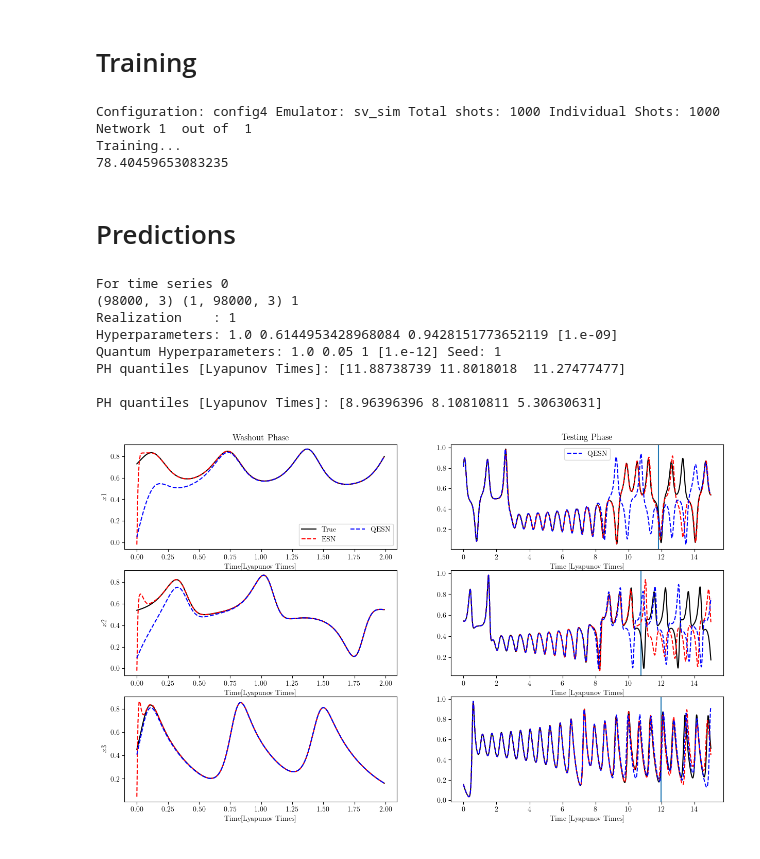
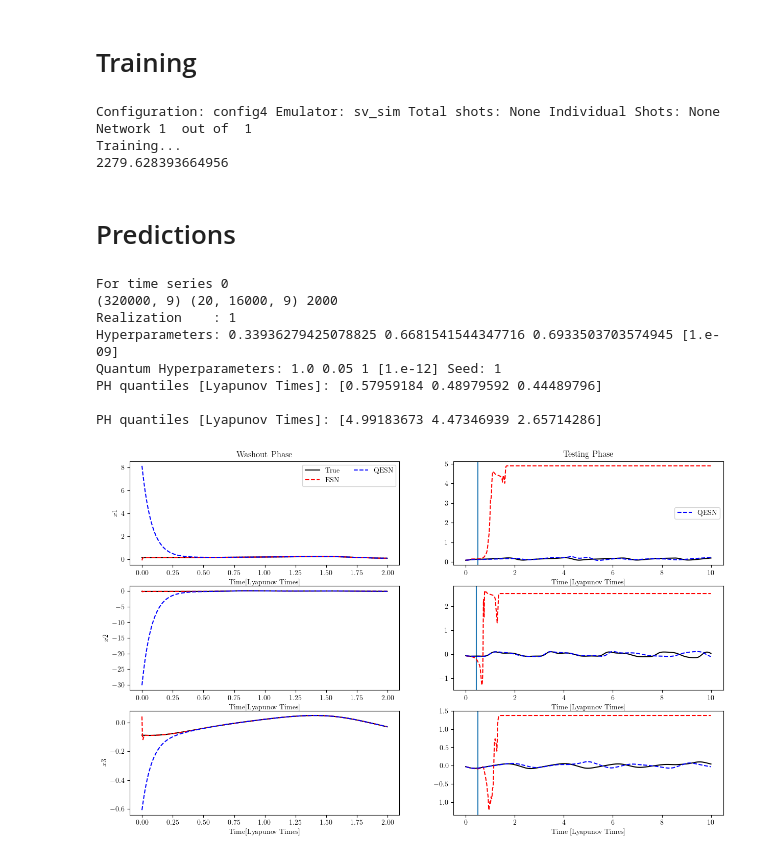
Before and after one commit to MagriLab/RF_QRC, a Jupyter notebook: src/Notebook.ipynb, the cells around one changed output. Cells and saved outputs as stored; diff of their text form; code cells hidden in the pictures.

```diff
--- a/src/Notebook.ipynb
+++ b/src/Notebook.ipynb
@@ -174,13 +188,13 @@ The shape of U_test is (1, 22199, 3) combining above
 # Required Input Parameters
 bias_in   = np.array([np.mean(np.abs((U_data-u_mean)/norm))]) #input bias (average absolute value of the inputs)
 bias_out  = np.array([1.]) #output bias
-N_units   = 512 #neurons
+N_units   = 256 #neurons
 density = 0.11 # L63
 #density = 0.01 # L96
 #connectivity = 30
 
 # Predefining Hyperparameter to initiate a class
-tikh = np.array([1e-9])  # Tikhonov factor (optimize among the values in this list) #TODO
+tikh = np.array([1e-9])  # Tikhonov factor
 sigma_in = 1 # input scaling
 rho = 1
 epsilon = 1
@@ -310,16 +324,16 @@ if run_hyperparam:
 # hf       = h5py.File('./data/VPT_L96/minimum='+str(dt)+'-Nres'+str(N_units)+'-Ensemble'+str(ensemble)+'-dim'+str(dim)+'-noise') # L96 with noise , paper results
 #hf       = h5py.File('./data/VPT_L96/minimum='+str(dt)+'-Nres'+str(N_units)+'-Ensemble'+str(ensemble)+'-dim'+str(dim)+'-noise'+str(noise)+'new')
 
-#hf       = h5py.File('./data/VPT_L63/minimum='+str(dt)+'-Nres'+str(N_units)+'-Ensemble'+str(ensemble)+'-noise')
+# hf       = h5py.File('./data/VPT_L63/minimum='+str(dt)+'-Nres'+str(N_units)+'-Ensemble'+str(ensemble)+'-noise')
 # hf       = h5py.File('./data/VPT_L63/minimum='+str(dt)+'-Nres'+str(N_units)+'-Ensemble'+str(ensemble)+'-noise'+str(noise))
-hf       = h5py.File('./data/VPT_L63/minimum='+str(dt)+'-Nres'+str(N_units)+'-Ensemble'+str(ensemble))
+# hf       = h5py.File('./data/VPT_L63/minimum='+str(dt)+'-Nres'+str(N_units)+'-Ensemble'+str(ensemble))
+# minimum       = np.array(hf.get('minimum'))
+# hf.close()
+
+#hf       = h5py.File('./data/MFE/minimum='+str(dt)+'-Nres'+str(N_units)+'-Ensemble'+str(ensemble)+'-dim'+str(dim)+'-noise') # With Noise
+hf       = h5py.File('./data/MFE/minimum='+str(dt)+'-Nres'+str(N_units)+'-Ensemble'+str(ensemble)+'-dim'+str(dim)) # Without noise
 minimum       = np.array(hf.get('minimum'))
 hf.close()
-
-#hf       = h5py.File('./data/MFE/minimum='+str(dt)+'-Nres'+str(N_units)+'-Ensemble'+str(ensemble)+'-dim'+str(dim)+'-noise') # With Noise
-# hf       = h5py.File('./data/MFE/minimum='+str(dt)+'-Nres'+str(N_units)+'-Ensemble'+str(ensemble)+'-dim'+str(dim)) # Without noise
-# minimum       = np.array(hf.get('minimum'))
-# hf.close()
 
 
 for i in range(ensemble):
@@ -354,7 +368,7 @@ Realization    : 5
 # Quantum Reservoir Computing - Initialization
 # %%
 # Defining Qbit and Cbits
-n              = 9 # 9 Qubits and classical
+n              = 8 # 9 Qubits and classical
 Nres           = 2**n # Total Reservoir Size
 qubits         = n
 
@@ -369,7 +383,7 @@ sigma_in_q    = 1
 rho_q         = 1.0 # [Spectral Radius]
 epsilon_q     = 0.05 # Leaking Rate
 
-# Ensembles
+# Ensembles for QRC
 qu_ensemble   = 1
 # %% [markdown]
 # Training
@@ -386,7 +400,7 @@ method_list    = ['sv','shots1k','shots5k','shots10k','shots20k','shots30k','sho
 shot_list      = [None,1000,5000,10000,20000,30000,40000,50000,75000,100000,200000,400000,1]
 
 ## SHOT INPUT
-shot_index     = 1
+shot_index     = 0
 
 method = method_list[shot_index]
 total_shots  = shot_list[shot_index]
@@ -477,10 +491,10 @@ if save_training:
     hf.create_dataset('Woutt_qq',data=Woutt_qq)
     hf.close()
 # %% [output]
-Configuration: config4 Emulator: sv_sim Total shots: 1000 Individual Shots: 1000
+Configuration: config4 Emulator: sv_sim Total shots: None Individual Shots: None
 Network 1  out of  1
 Training...
-78.40459653083235
+2279.628393664956
 # %% [markdown]
 # Predictions
 # %%
@@ -488,7 +502,7 @@ Training...
 quantum_plots = True
 N_test   = dim   #number of intervals in the test set
 N_tstart = N_washout          # where the first test interval starts
-N_intt   = 15*N_lyap          # length of each test set interval
+N_intt   = 10*N_lyap          # length of each test set interval
 N_fwd    = 1*N_lyap
 
 len_open = N_washout          # Should be < N_washout because of implementation
@@ -510,35 +524,35 @@ for j in range(len(time_series)):
     num_series = time_series[j]
     print('For time series',num_series)
 
     for i in range(qu_ensemble):
         seed  = i+1
         Win   =  esn.gen_input_matrix(seed)
         W     =  esn.gen_reservoir_matrix(seed)
 
         if quantum_plots:
             U_wash, Uh_wash , Y_t , Yh_t , PH_plot , Uh_wash_q, Yh_t_q , PH_plot_q = lorenz63_timeseries_plot(N_test,N_tstart,N_intt,N_fwd,j,UU,U,U_test,N_washout,N_lyap,ensemble,N_t,minimum,esn,Win,W,QESN,Woutt,Woutt_qq,alpha_qq,plot=True,quantum=True)
 
             Y_tp       +=  [Y_t]
             Yh_tp      +=  [Yh_t]
             Yh_t_qp    +=  [Yh_t_q]
             PH_plot_p  += [PH_plot[i]]
             PH_plot_pq += [PH_plot_q[i]]
 
         else:
             U_wash, Uh_wash , Y_t , Yh_t , PH_plot , Uh_wash_q, Yh_t_q , PH_plot_q = lorenz63_timeseries_plot(N_test,N_tstart,N_intt,N_fwd,j,UU,U,U_test,N_washout,N_lyap,ensemble,N_t,minimum,esn,Win,W,QESN,Woutt,Woutt_qq,alpha_qq,plot=True,quantum=False)
             Y_tp      +=  [Y_t]
             Yh_tp     +=  [Yh_t]
             PH_plot_p += [PH_plot[i]]
 
     PH_series   += [PH_plot_p]
     PH_series_q += [PH_plot_pq]
 # %% [output]
 For time series 0
-(98000, 3) (1, 98000, 3) 1
+(320000, 9) (20, 16000, 9) 2000
 Realization    : 1
-Hyperparameters: 1.0 0.6144953428968084 0.9428151773652119 [1.e-09]
+Hyperparameters: 0.33936279425078825 0.6681541544347716 0.6933503703574945 [1.e-09]
 Quantum Hyperparameters: 1.0 0.05 1 [1.e-12] Seed: 1
-PH quantiles [Lyapunov Times]: [11.88738739 11.8018018  11.27477477]
+PH quantiles [Lyapunov Times]: [0.57959184 0.48979592 0.44489796]
 
-PH quantiles [Lyapunov Times]: [8.96396396 8.10810811 5.30630631]
+PH quantiles [Lyapunov Times]: [4.99183673 4.47346939 2.65714286]
-[figure, old version]
+[figure, new version]
```
Also changed, not shown: parts of 5 cells of this notebook, 1 other file.
